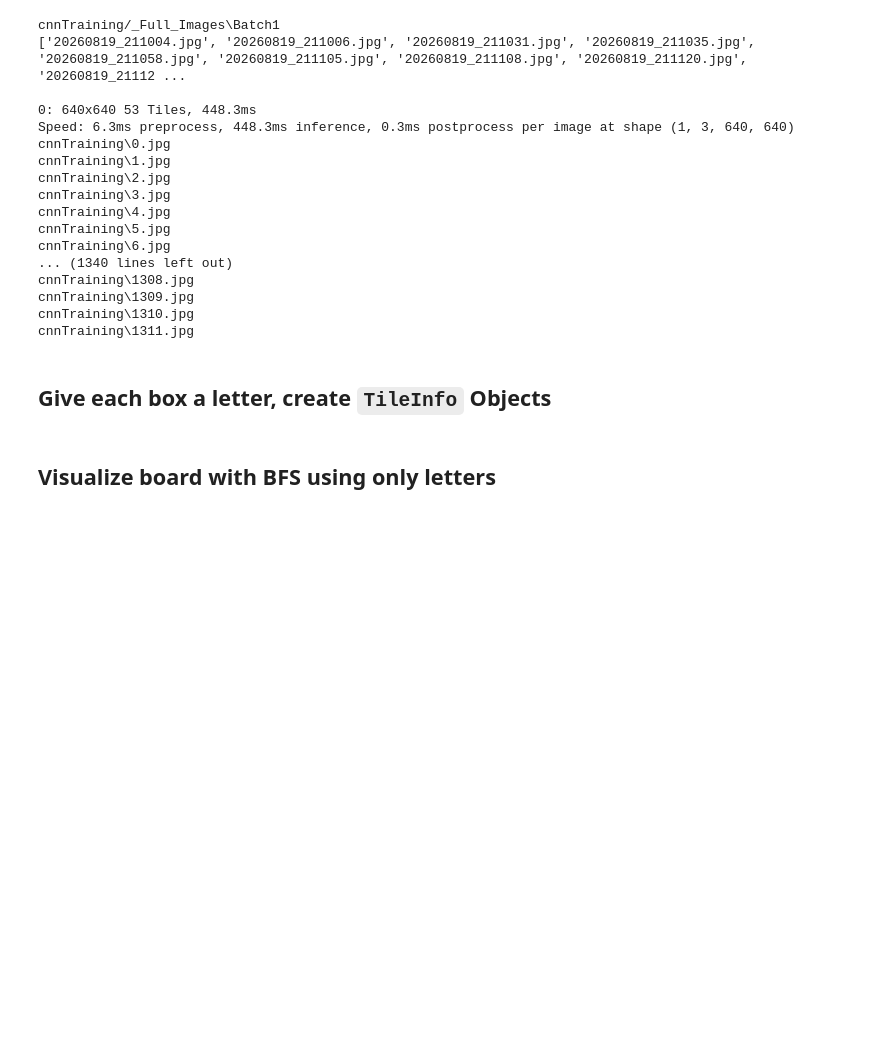
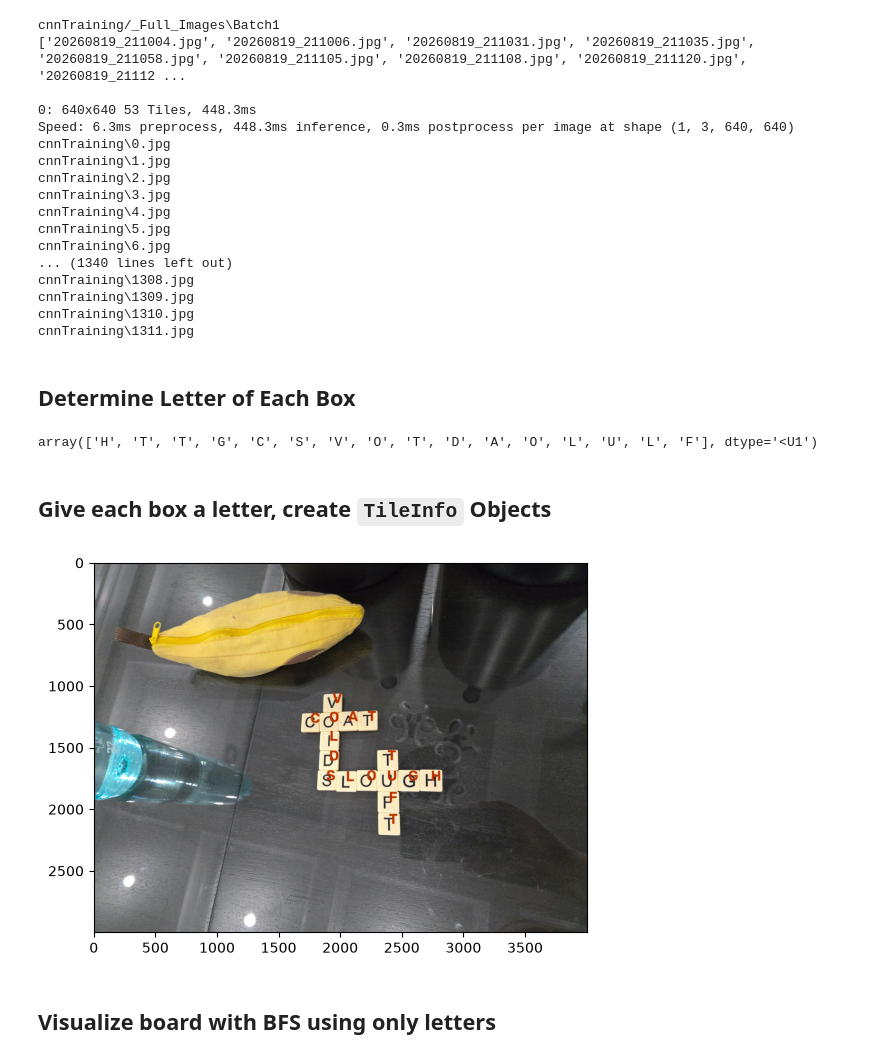
Before and after one commit to git-izzy/PeelBack, a Jupyter notebook: trainModel.ipynb, the cells around one changed output. Drawn from its saved outputs; the diff is of its cells as text; code cells hidden in the pictures; blank space fills up the shorter version.

```diff
--- a/trainModel.ipynb
+++ b/trainModel.ipynb
@@ -189,8 +201,65 @@ cnnTraining\1308.jpg
 cnnTraining\1309.jpg
 cnnTraining\1310.jpg
 cnnTraining\1311.jpg
+# %% [markdown]
+## Determine Letter of Each Box
+# %%
+import torch
+import string
+from Scananagrams.src.cnn.OCRModel import SingleCharOCR, ImageDataset
+from torch.utils.data import DataLoader
+from torchvision.transforms import transforms
+
+
+cv_letters = [ image[y1:y2,x1:x2] for x1,y1,x2,y2 in boxes]
+transform = transforms.Compose([
+    transforms.Resize((20,20)),
+    transforms.ToTensor()
+])
+dataset = ImageDataset(cv_letters,transform)
+dataloader = DataLoader(dataset, batch_size=1, shuffle=False)
+
+
+model = SingleCharOCR()
+model.load_state_dict(torch.load('cnnTraining/weights/firstAttempt.pt', weights_only=True))
+model.eval()
+
+outputs = []
+
+with torch.inference_mode():
+    for batch in  dataloader:
+        outputs.append(model(batch)[0])
+
+outputs = torch.stack(outputs)
+outs=torch.argmax(outputs,1)
+letters = np.asarray(list(string.ascii_uppercase))
+tileLetters = letters[outs]
+tileLetters
+# %% [output]
+array(['H', 'T', 'T', 'G', 'C', 'S', 'V', 'O', 'T', 'D', 'A', 'O', 'L', 'U', 'L', 'F'], dtype='<U1')
 # %% [markdown]
 ## Give each box a letter, create `TileInfo` Objects
+# %%
+from Scananagrams.src.TileNeighbors import TileNeighbors
+class TileInfo():
+    def __init__(self, center, letter):
+        self.center = center
+        self.letter=letter
+        self.tileDict = TileNeighbors()
+
+    def setNeighbors(self, tileDict:TileNeighbors):
+        self.tileDict=tileDict
+# %%
+tiles = [TileInfo(center,letter) for center,letter in zip(centers,tileLetters)]
+drawOnFinal = image.copy()
+
+for tile in tiles:
+    # print(tile.letter)
+    cv2.putText(drawOnFinal, tile.letter, tile.center, cv2.FONT_HERSHEY_SIMPLEX, 4.0, (190,50,0),2,bottomLeftOrigin=False)
+plt.imshow(drawOnFinal)
+plt.show()
+# %% [output]
+[figure, added]
 # %% [markdown]
 ## Visualize board with BFS using only letters
 # %% [markdown]
```
Also changed, not shown: parts of 6 cells of this notebook, 4 other files.
